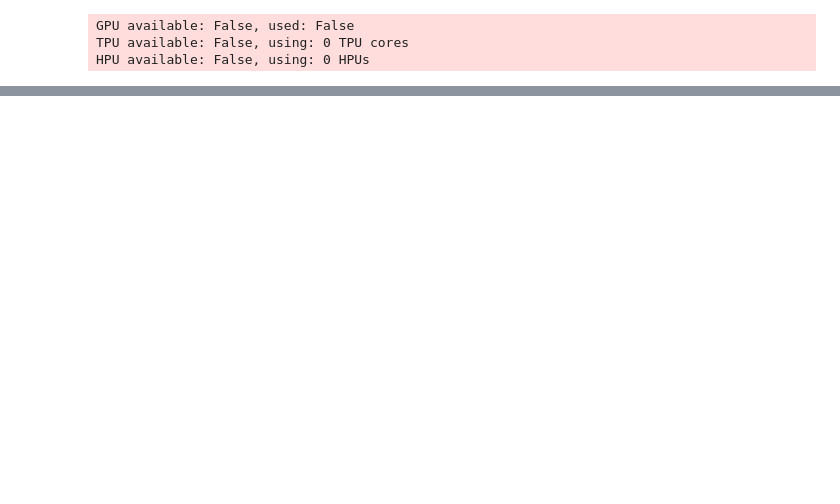
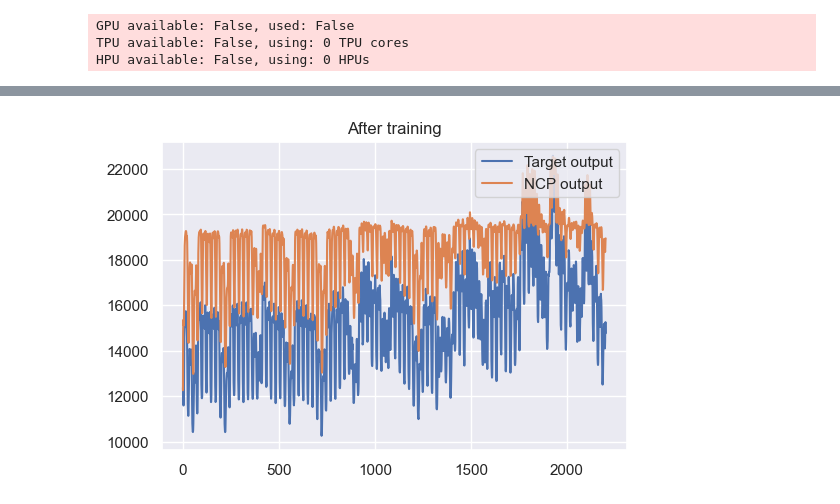
Before and after one commit to mlech26l/ncps, a Jupyter notebook: slaf-project/lnn.ipynb, the cells around one changed output, grey strips where cells are left out. Cells and saved outputs as stored; diff of their text form; code cells hidden in the pictures; blank space fills up the shorter version.

Commit message:
reworked training step to satisfy forecasting

```diff
--- a/slaf-project/lnn.ipynb
+++ b/slaf-project/lnn.ipynb
@@ -174,0 +248,16 @@ torch.Size([1, 16, 16]) torch.Size([]) torch.Size([16, 16])
+# %%
+# Min-Max De-Normalization
+denormalized_tensor = data_y[:, 0] * (tensor_max - tensor_min) + tensor_min
+denormalized_preds = prediction[0, :, 0] * (tensor_max - tensor_min) + tensor_min
+# %%
+# How does the trained model now fit to the sinusoidal function?
+sns.set_theme()
+plt.figure(figsize=(6, 4))
+plt.plot(denormalized_tensor, label="Target output")
+plt.plot(denormalized_preds, label="NCP output")
+
+plt.title("After training")
+plt.legend(loc="upper right")
+plt.show()
+# %% [output]
+[figure, added]
```
Also changed, not shown: parts of 14 cells of this notebook, 1 other file.
